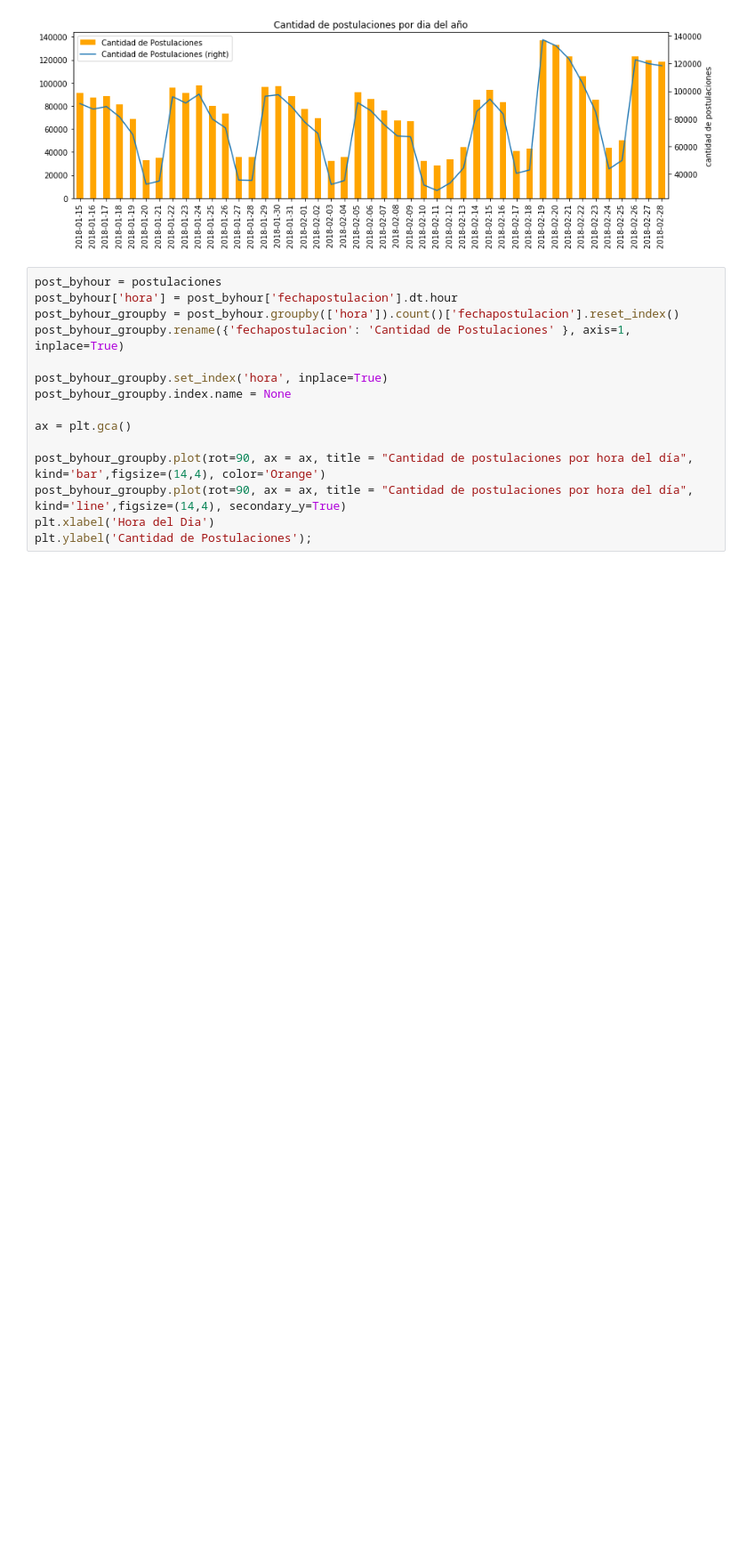
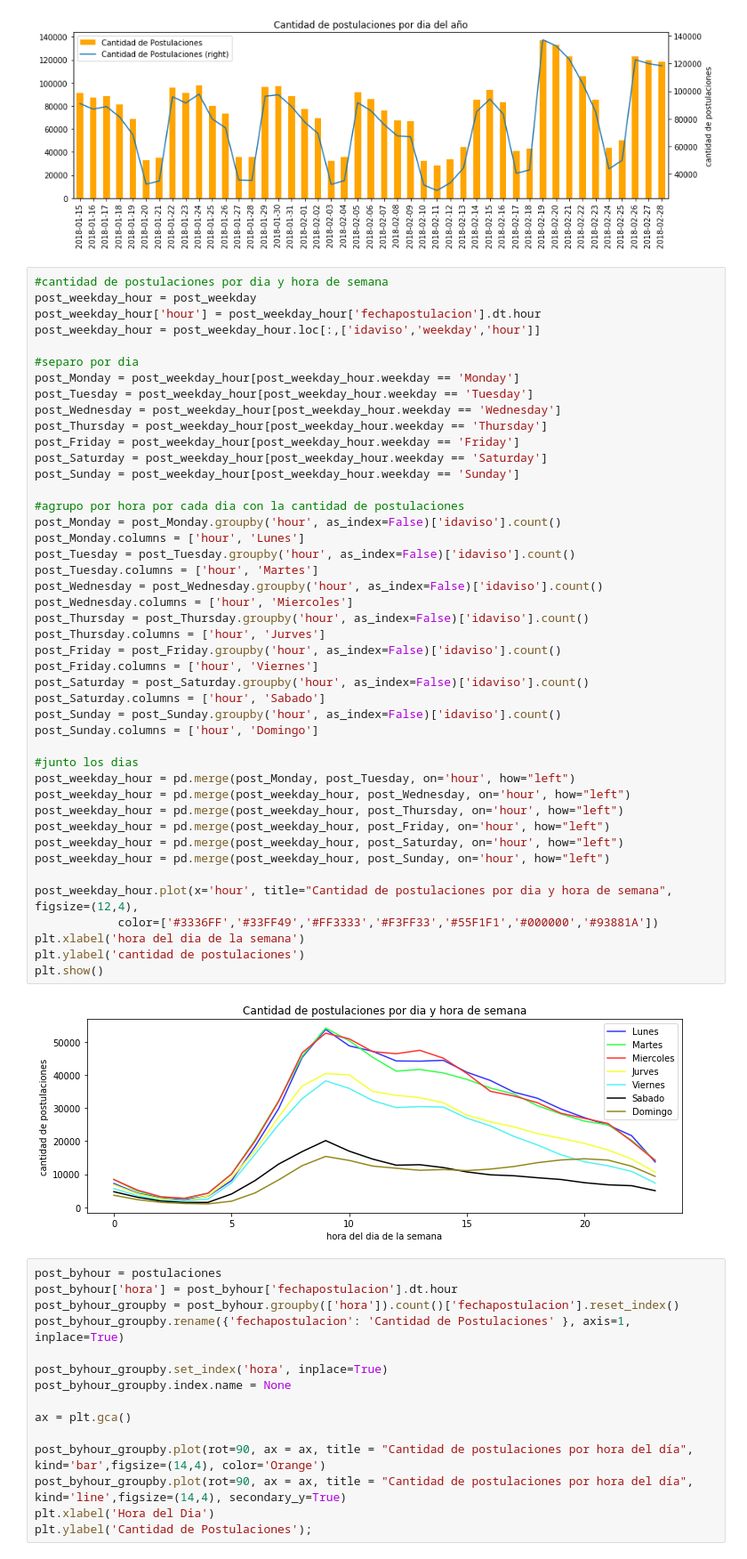
Before and after one commit to PRPablo/dataJobSearches, a Jupyter notebook: exploratoryAnalysis/exploratoryAnalysis.ipynb, the cells around one changed output. Shown: that part at 89% size. Cells and saved outputs as stored; diff of their text form; blank space fills up the shorter version.

```diff
--- a/exploratoryAnalysis/exploratoryAnalysis.ipynb
+++ b/exploratoryAnalysis/exploratoryAnalysis.ipynb
@@ -406,6 +408,52 @@ plt.xlabel('dia de la semana')
 plt.ylabel('cantidad de postulaciones');
 # %% [output]
 [figure]
+# %%
+#cantidad de postulaciones por dia y hora de semana
+post_weekday_hour = post_weekday
+post_weekday_hour['hour'] = post_weekday_hour['fechapostulacion'].dt.hour
+post_weekday_hour = post_weekday_hour.loc[:,['idaviso','weekday','hour']]
+
+#separo por dia
+post_Monday = post_weekday_hour[post_weekday_hour.weekday == 'Monday']
+post_Tuesday = post_weekday_hour[post_weekday_hour.weekday == 'Tuesday']
+post_Wednesday = post_weekday_hour[post_weekday_hour.weekday == 'Wednesday']
+post_Thursday = post_weekday_hour[post_weekday_hour.weekday == 'Thursday']
+post_Friday = post_weekday_hour[post_weekday_hour.weekday == 'Friday']
+post_Saturday = post_weekday_hour[post_weekday_hour.weekday == 'Saturday']
+post_Sunday = post_weekday_hour[post_weekday_hour.weekday == 'Sunday']
+
+#agrupo por hora por cada dia con la cantidad de postulaciones
+post_Monday = post_Monday.groupby('hour', as_index=False)['idaviso'].count()
+post_Monday.columns = ['hour', 'Lunes']
+post_Tuesday = post_Tuesday.groupby('hour', as_index=False)['idaviso'].count()
+post_Tuesday.columns = ['hour', 'Martes']
+post_Wednesday = post_Wednesday.groupby('hour', as_index=False)['idaviso'].count()
+post_Wednesday.columns = ['hour', 'Miercoles']
+post_Thursday = post_Thursday.groupby('hour', as_index=False)['idaviso'].count()
+post_Thursday.columns = ['hour', 'Jurves']
+post_Friday = post_Friday.groupby('hour', as_index=False)['idaviso'].count()
+post_Friday.columns = ['hour', 'Viernes']
+post_Saturday = post_Saturday.groupby('hour', as_index=False)['idaviso'].count()
+post_Saturday.columns = ['hour', 'Sabado']
+post_Sunday = post_Sunday.groupby('hour', as_index=False)['idaviso'].count()
+post_Sunday.columns = ['hour', 'Domingo']
+
+#junto los dias
+post_weekday_hour = pd.merge(post_Monday, post_Tuesday, on='hour', how="left")
+post_weekday_hour = pd.merge(post_weekday_hour, post_Wednesday, on='hour', how="left")
+post_weekday_hour = pd.merge(post_weekday_hour, post_Thursday, on='hour', how="left")
+post_weekday_hour = pd.merge(post_weekday_hour, post_Friday, on='hour', how="left")
+post_weekday_hour = pd.merge(post_weekday_hour, post_Saturday, on='hour', how="left")
+post_weekday_hour = pd.merge(post_weekday_hour, post_Sunday, on='hour', how="left")
+
+post_weekday_hour.plot(x='hour', title="Cantidad de postulaciones por dia y hora de semana", figsize=(12,4),
+            color=['#3336FF','#33FF49','#FF3333','#F3FF33','#55F1F1','#000000','#93881A'])
+plt.xlabel('hora del dia de la semana')
+plt.ylabel('cantidad de postulaciones')
+plt.show()
+# %% [output]
+[figure, added]
 # %%
 post_byhour = postulaciones
 post_byhour['hora'] = post_byhour['fechapostulacion'].dt.hour
```
Also changed, not shown: parts of 3 cells of this notebook.
